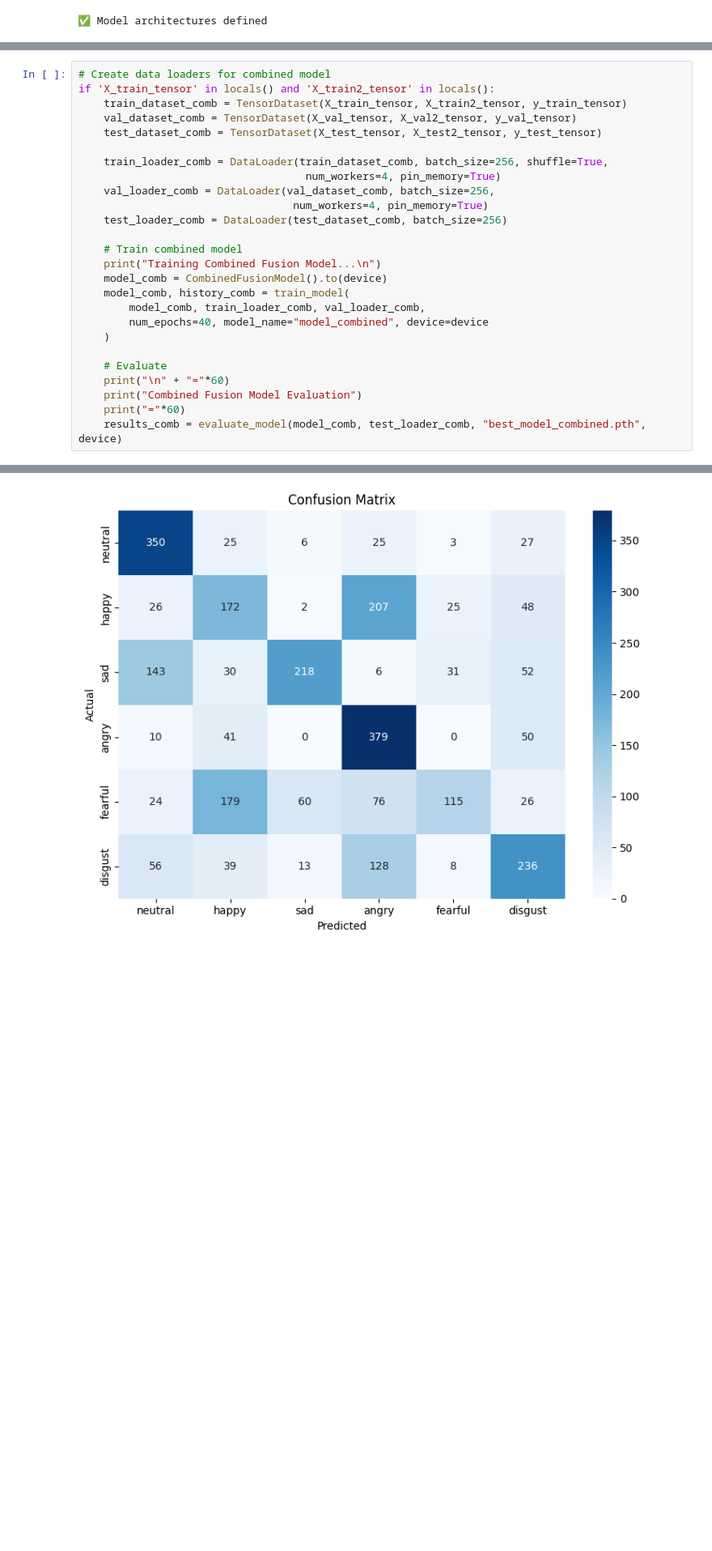
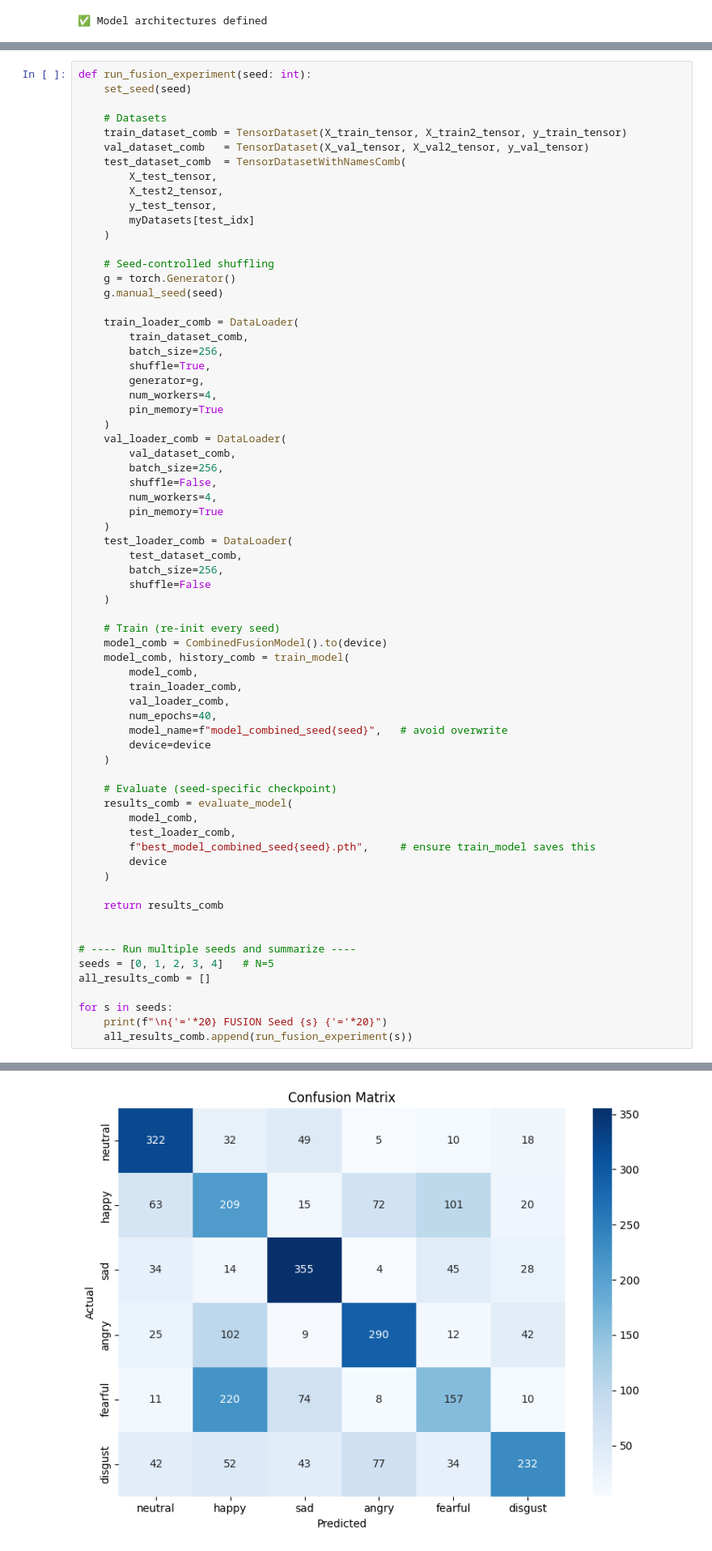
Before and after one commit to michelraskin/simplicialcomplex, a Jupyter notebook: paper_notebook.ipynb, the cells around one changed output, grey strips where cells are left out. Shown at 81% size. Cells and saved outputs as stored; diff of their text form; blank space fills up the shorter version.

```diff
--- a/paper_notebook.ipynb
+++ b/paper_notebook.ipynb
@@ -949,27 +1327,69 @@ weighted avg       0.42      0.42      0.41      2836
 # %%
-# Create data loaders for combined model
-if 'X_train_tensor' in locals() and 'X_train2_tensor' in locals():
+def run_fusion_experiment(seed: int):
+    set_seed(seed)
+
+    # Datasets
     train_dataset_comb = TensorDataset(X_train_tensor, X_train2_tensor, y_train_tensor)
-    val_dataset_comb = TensorDataset(X_val_tensor, X_val2_tensor, y_val_tensor)
-    test_dataset_comb = TensorDataset(X_test_tensor, X_test2_tensor, y_test_tensor)
+    val_dataset_comb   = TensorDataset(X_val_tensor, X_val2_tensor, y_val_tensor)
+    test_dataset_comb  = TensorDatasetWithNamesComb(
+        X_test_tensor,
+        X_test2_tensor,
+        y_test_tensor,
+        myDatasets[test_idx]
+    )
 
-    train_loader_comb = DataLoader(train_dataset_comb, batch_size=256, shuffle=True,
-                                    num_workers=4, pin_memory=True)
-    val_loader_comb = DataLoader(val_dataset_comb, batch_size=256,
-                                  num_workers=4, pin_memory=True)
-    test_loader_comb = DataLoader(test_dataset_comb, batch_size=256)
+    # Seed-controlled shuffling
+    g = torch.Generator()
+    g.manual_seed(seed)
 
-    # Train combined model
-    print("Training Combined Fusion Model...\n")
+    train_loader_comb = DataLoader(
+        train_dataset_comb,
+        batch_size=256,
+        shuffle=True,
+        generator=g,
+        num_workers=4,
+        pin_memory=True
+    )
+    val_loader_comb = DataLoader(
+        val_dataset_comb,
+        batch_size=256,
+        shuffle=False,
+        num_workers=4,
+        pin_memory=True
+    )
+    test_loader_comb = DataLoader(
+        test_dataset_comb,
+        batch_size=256,
+        shuffle=False
+    )
+
+    # Train (re-init every seed)
     model_comb = CombinedFusionModel().to(device)
     model_comb, history_comb = train_model(
-        model_comb, train_loader_comb, val_loader_comb,
-        num_epochs=40, model_name="model_combined", device=device
+        model_comb,
+        train_loader_comb,
+        val_loader_comb,
+        num_epochs=40,
+        model_name=f"model_combined_seed{seed}",   # avoid overwrite
+        device=device
     )
 
-    # Evaluate
-    print("\n" + "="*60)
-    print("Combined Fusion Model Evaluation")
-    print("="*60)
-    results_comb = evaluate_model(model_comb, test_loader_comb, "best_model_combined.pth", device)
+    # Evaluate (seed-specific checkpoint)
+    results_comb = evaluate_model(
+        model_comb,
+        test_loader_comb,
+        f"best_model_combined_seed{seed}.pth",     # ensure train_model saves this
+        device
+    )
+
+    return results_comb
+
+
+# ---- Run multiple seeds and summarize ----
+seeds = [0, 1, 2, 3, 4]   # N=5
+all_results_comb = []
+
+for s in seeds:
+    print(f"\n{'='*20} FUSION Seed {s} {'='*20}")
+    all_results_comb.append(run_fusion_experiment(s))
 # %% [output]
@@ -993 +1413 @@ weighted avg       0.55      0.52      0.50      2836
-[figure, old version]
+[figure, new version]
```
Also changed, not shown: parts of 15 cells of this notebook.
